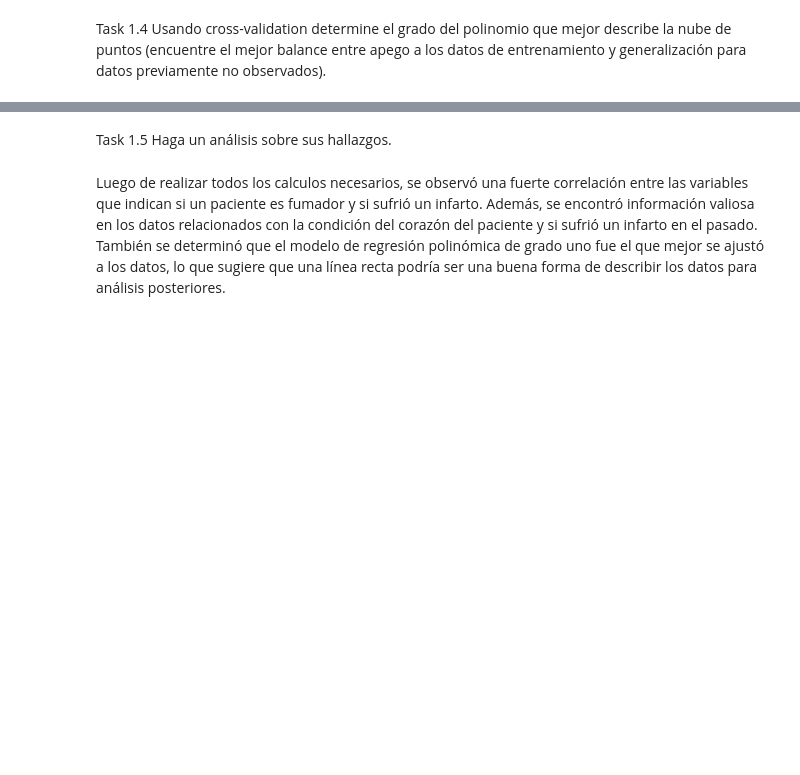
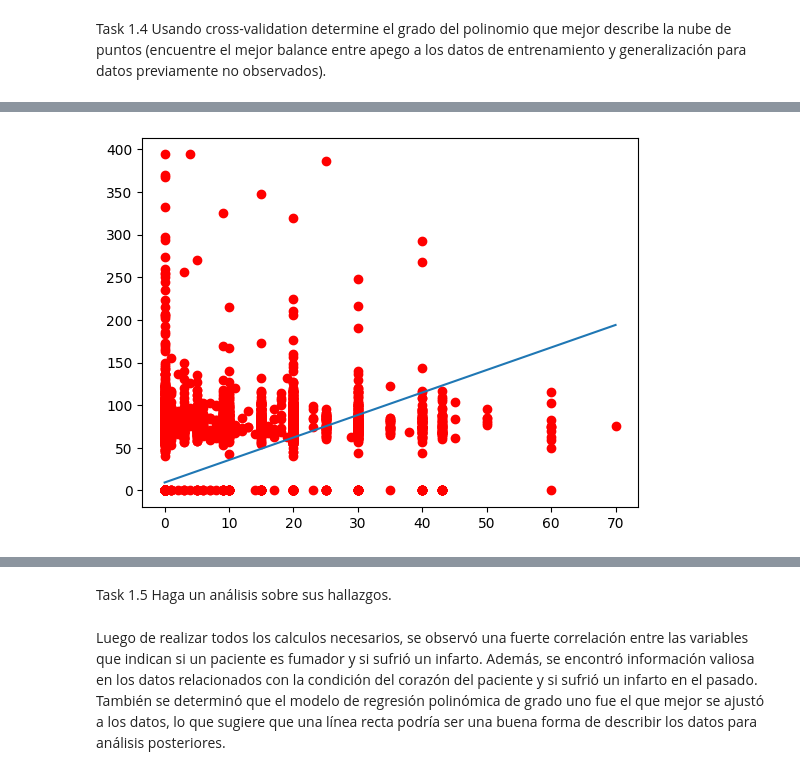
Before and after one commit to Marianadaso3/Lab4.1-IA, a Jupyter notebook: main.ipynb, the cells around one changed output, grey strips where cells are left out. Cells and saved outputs as stored; diff of their text form; code cells hidden in the pictures; blank space fills up the shorter version.

```diff
--- a/main.ipynb
+++ b/main.ipynb
@@ -138,0 +131,81 @@ Usando cross-validation determine el grado del polinomio que mejor describe la n
+# %%
+import quadratic_cost_function as q
+import linear_regression as l
+
+# sufre o no un paro cardíaco.
+X = data[:,4]
+
+# BMI.
+y = data[:,14]
+
+# Quitando los NaN de X y y.
+X = X[~np.isnan(X)]
+y = y[~np.isnan(y)]
+
+# Haciendo un reshape a X y y.
+X = X.reshape((-1, 1))
+y = y.reshape((-1, 1))
+
+
+print("X: ", X)
+print("X: ", len(X))
+print("y: ", y)
+print("y: ", len(y))
+
+# Agregando ceros en caso de que hagan falta en X y y.
+if len(X) > len(y):
+    y = np.vstack((y, np.zeros((len(X) - len(y), 1))))
+elif len(y) > len(X):
+    X = np.vstack((X, np.zeros((len(y) - len(X), 1))))
+
+# Agregando una columna de unos para hacer un bias en los cálculos.
+Xr = np.hstack((np.ones_like(X), X))
+
+# Agregando un polinomical feature.
+Xr = np.hstack((
+    Xr,
+    Xr[:, 1].reshape((Xr.shape[0], 1)) ** 1
+))
+
+# Calculando el theta inicial.
+theta = np.random.rand(Xr.shape[1], 1) # Theta inicial.
+
+theta = theta[~np.isnan(theta)]
+
+# Haciendo reshape a theta.
+theta = theta.reshape((len(theta), 1))
+
+# Calculando el costo y el gradiente.
+tf, costs = l.linear_regression(
+    Xr,
+    y,
+    theta,
+    q.cost,
+    q.grad,
+    a=0.00001,
+    n=10000
+)
+
+# Generando una matriz de datos de prueba
+x = np.linspace(X.min(), X.max(), 100)
+x = x.reshape((-1, 1))
+xr = np.hstack((np.ones_like(x), x))
+
+# Agregando un polinomical feature.
+xr = np.hstack((
+    xr,
+    xr[:, 1].reshape((xr.shape[0], 1)) ** 1
+))
+
+# Predicción utilizando la matriz xr
+y_pred = xr @ tf
+
+# Graficando los resultados.
+plt.plot(X, y, "ro")
+plt.plot(x, y_pred)
+plt.show()
+
+# Costo.
+plt.plot(costs, color="lightblue")
+plt.show()
+# %% [output]
@@ -138,0 +229 @@ Usando cross-validation determine el grado del polinomio que mejor describe la n
+[figure, added]
```
Also changed, not shown: parts of 7 cells of this notebook, 2 other files.
